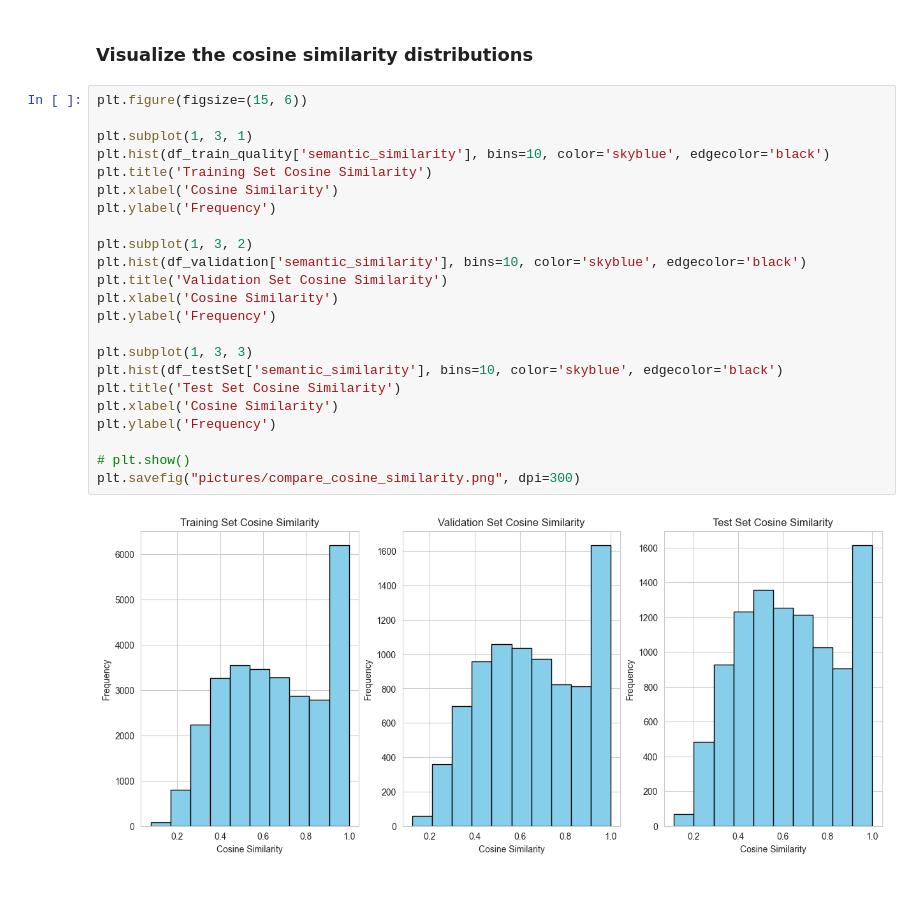
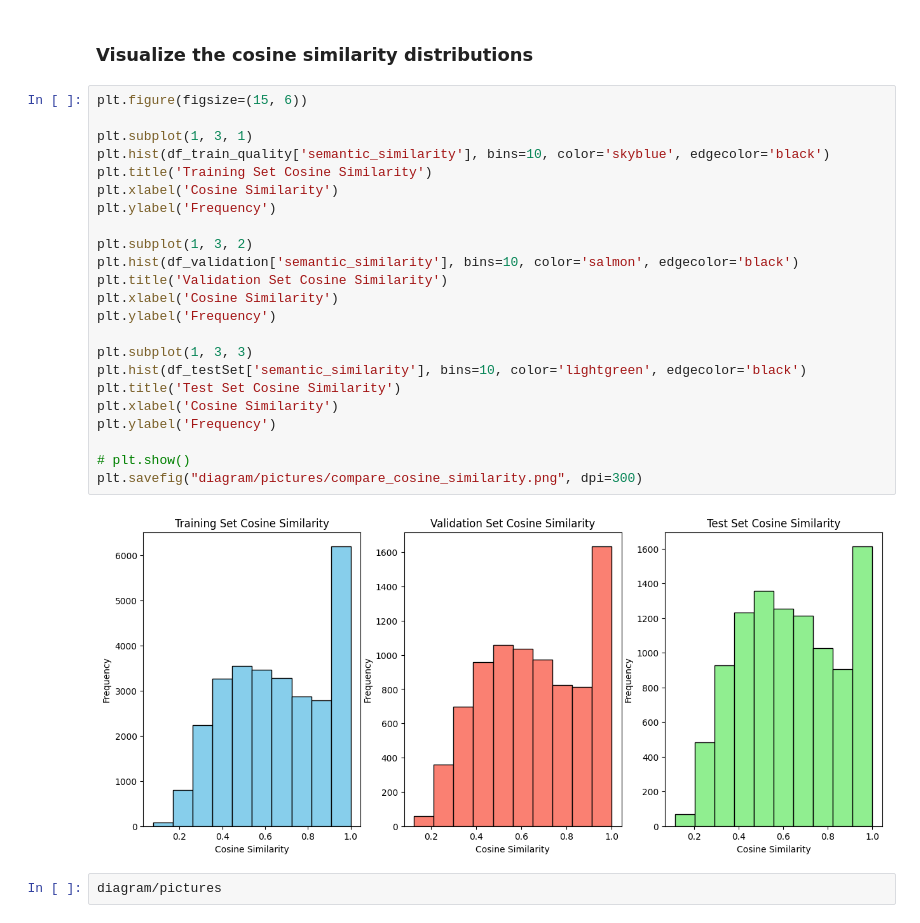
Before and after one commit to Peterpham2401/AI_Capstone_Fall2023, a Jupyter notebook: Process_data.ipynb, the cells around one changed output. Saved outputs shown, nothing was run; the diff lists cells and outputs as text; blank space fills up the shorter version.

```diff
--- a/Process_data.ipynb
+++ b/Process_data.ipynb
@@ -324,25 +288,27 @@ plt.savefig("pictures/compare_sentence_length.png", dpi=300)
 # %%
 plt.figure(figsize=(15, 6))
 
 plt.subplot(1, 3, 1)
 plt.hist(df_train_quality['semantic_similarity'], bins=10, color='skyblue', edgecolor='black')
 plt.title('Training Set Cosine Similarity')
 plt.xlabel('Cosine Similarity')
 plt.ylabel('Frequency')
 
 plt.subplot(1, 3, 2)
-plt.hist(df_validation['semantic_similarity'], bins=10, color='skyblue', edgecolor='black')
+plt.hist(df_validation['semantic_similarity'], bins=10, color='salmon', edgecolor='black')
 plt.title('Validation Set Cosine Similarity')
 plt.xlabel('Cosine Similarity')
 plt.ylabel('Frequency')
 
 plt.subplot(1, 3, 3)
-plt.hist(df_testSet['semantic_similarity'], bins=10, color='skyblue', edgecolor='black')
+plt.hist(df_testSet['semantic_similarity'], bins=10, color='lightgreen', edgecolor='black')
 plt.title('Test Set Cosine Similarity')
 plt.xlabel('Cosine Similarity')
 plt.ylabel('Frequency')
 
 # plt.show()
-plt.savefig("pictures/compare_cosine_similarity.png", dpi=300)
+plt.savefig("diagram/pictures/compare_cosine_similarity.png", dpi=300)
 # %% [output]
-[figure, old version]
+[figure, new version]
+# %%
+diagram/pictures
```
Also changed, not shown: parts of 5 cells of this notebook, 3 other files.
